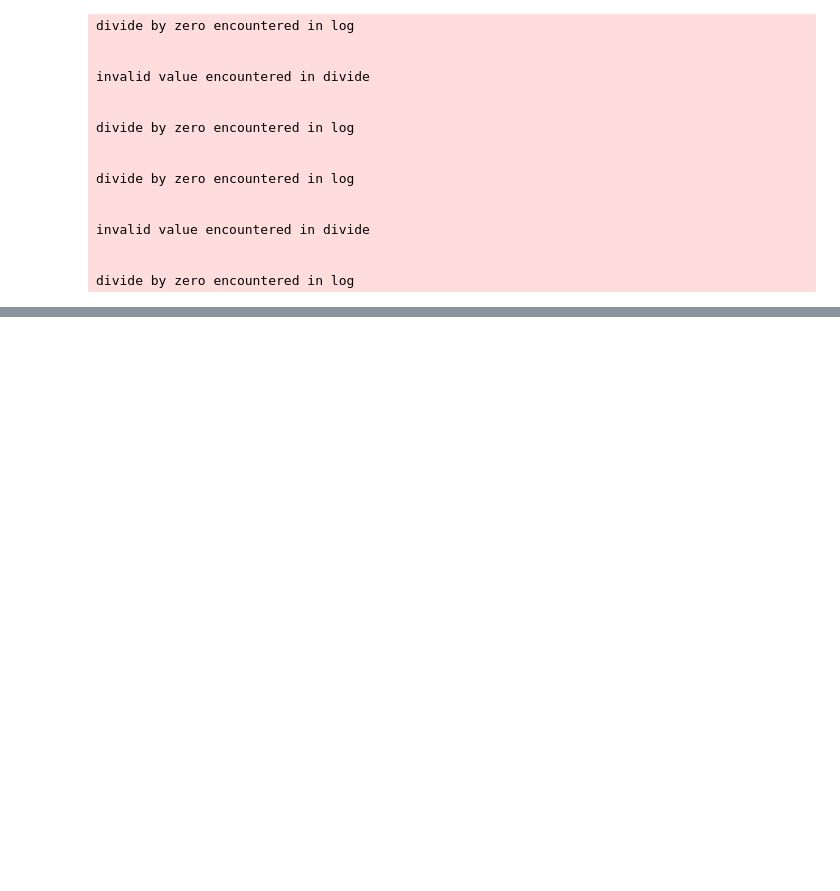
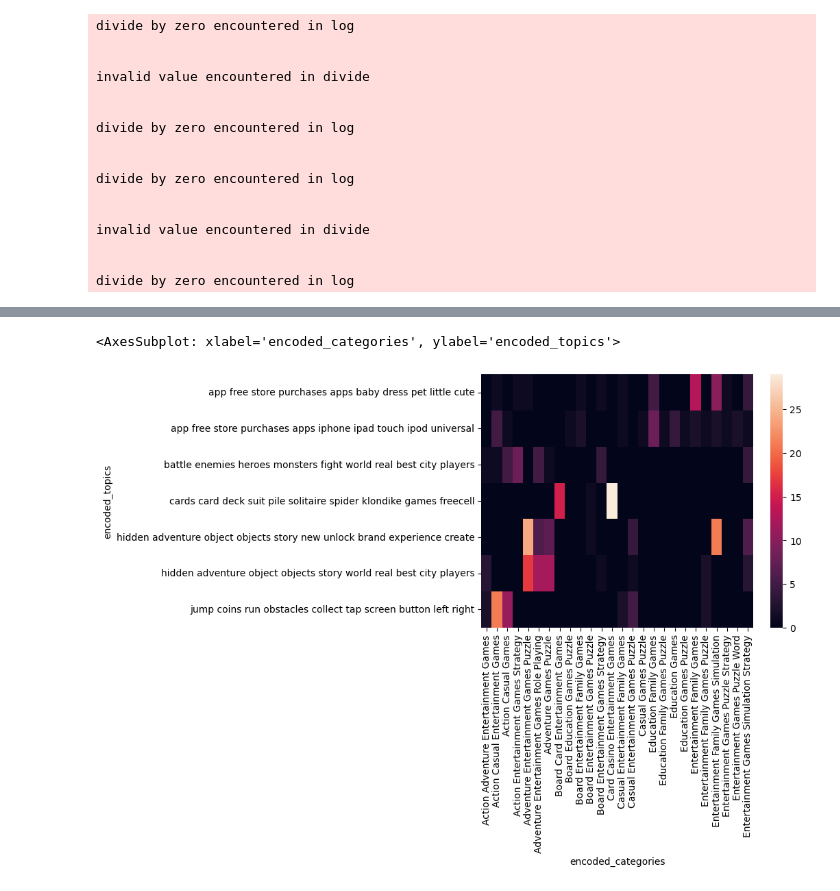
Before and after one commit to tsido/lda-thesis, a Jupyter notebook: topic_extraction/NMF/NMF-topicmodel.ipynb, the cells around one changed output, grey strips where cells are left out. Cells and saved outputs as stored; diff of their text form; code cells hidden in the pictures; blank space fills up the shorter version.

```diff
--- a/topic_extraction/NMF/NMF-topicmodel.ipynb
+++ b/topic_extraction/NMF/NMF-topicmodel.ipynb
@@ -324,0 +320,27 @@ contingency_table
+# %%
+# filter out encoded_topics and encoded_categories that have less than 100 occurences
+# to test the association between the most relevant topics and categories separately,
+# as this affects the degree of freedom in the chi squared test significantly
+#
+# filter topics that have less than 5 occurrences
+encoded_topic_counts = topic_df['encoded_topics'].value_counts()
+topic_filter = encoded_topic_counts[encoded_topic_counts >= 100]
+
+
+encoded_category_counts = topic_df['encoded_categories'].value_counts()
+category_filter = encoded_category_counts[encoded_category_counts >= 100]
+
+# create a data frame that contains only the filtered topics and categories
+# TODO is this correct?
+filtered_topic_df = topic_df[topic_df['encoded_topics'].isin(topic_filter.index) & topic_df['encoded_categories'].isin(category_filter.index)]
+
+
+filtered_contingency_table = pd.crosstab(filtered_topic_df['encoded_topics'], filtered_topic_df['encoded_categories'])
+print(chi2_contingency(filtered_contingency_table))
+
+print("Association Cramer's V:", association(filtered_contingency_table, method="cramer"))
+
+
+print("Different categories", len(category_filter))
+print("Different topic combos", len(topic_filter))
+filtered_topic_df
@@ -324,0 +378,6 @@ contingency_table
+# %%
+import seaborn as sns
+sns.heatmap(filtered_contingency_table, annot=False)
+# %% [output]
+<AxesSubplot: xlabel='encoded_categories', ylabel='encoded_topics'>
+[figure, added]
```
Also changed, not shown: parts of 8 cells of this notebook, 1 other file.
